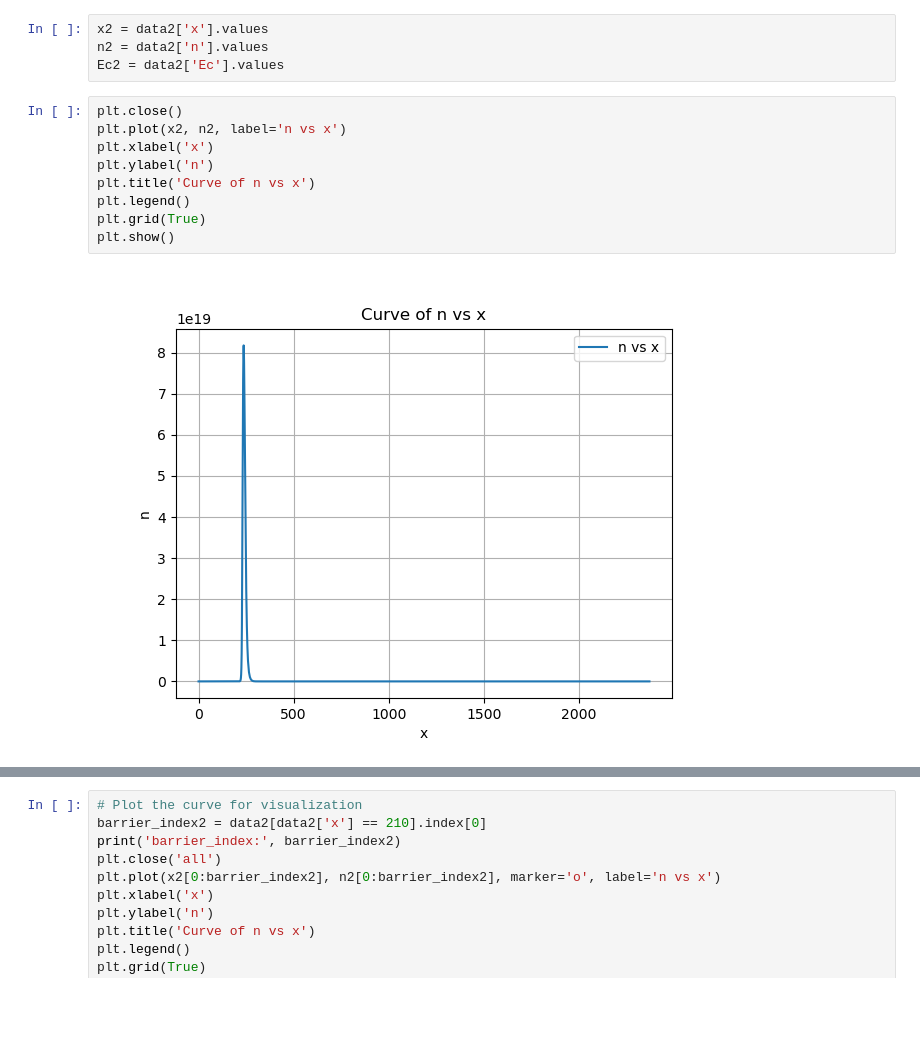
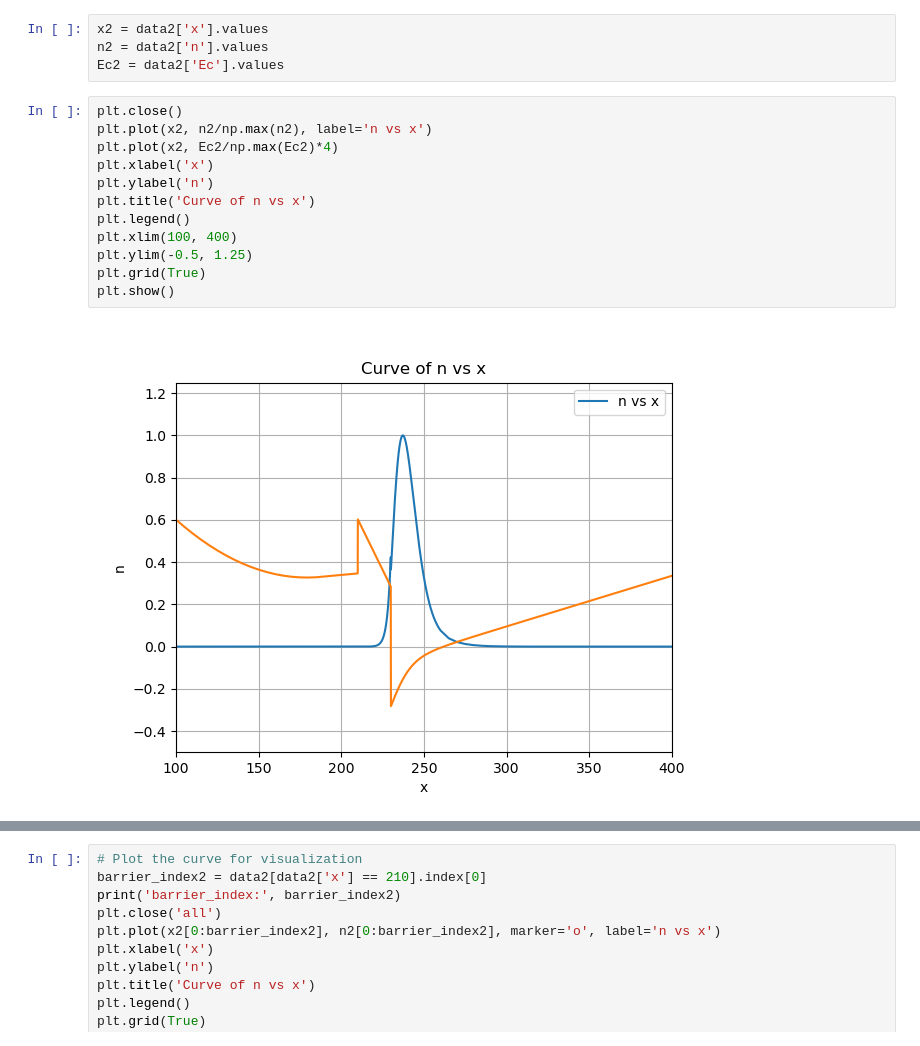
Before and after one commit to mayanddangi/Mobility_Fittings_AlGaN, a Jupyter notebook: Mobility Anaylsis/band_sim_result/penetration_probability.ipynb, the cells around one changed output, grey strips where cells are left out. Saved outputs shown, nothing was run; the diff lists cells and outputs as text; blank space fills up the shorter version.

```diff
--- a/Mobility Anaylsis/band_sim_result/penetration_probability.ipynb
+++ b/Mobility Anaylsis/band_sim_result/penetration_probability.ipynb
@@ -81,15 +151,18 @@ n2 = data2['n'].values
 Ec2 = data2['Ec'].values
 # %%
 plt.close()
-plt.plot(x2, n2, label='n vs x')
+plt.plot(x2, n2/np.max(n2), label='n vs x')
+plt.plot(x2, Ec2/np.max(Ec2)*4)
 plt.xlabel('x')
 plt.ylabel('n')
 plt.title('Curve of n vs x')
 plt.legend()
+plt.xlim(100, 400)
+plt.ylim(-0.5, 1.25)
 plt.grid(True)
 plt.show()
 # %% [output]
-[figure, old version]
+[figure, new version]
 # %%
 # Plot the curve for visualization
 plt.close('all')
```
Also changed, not shown: parts of 9 cells of this notebook, 14 other files.
